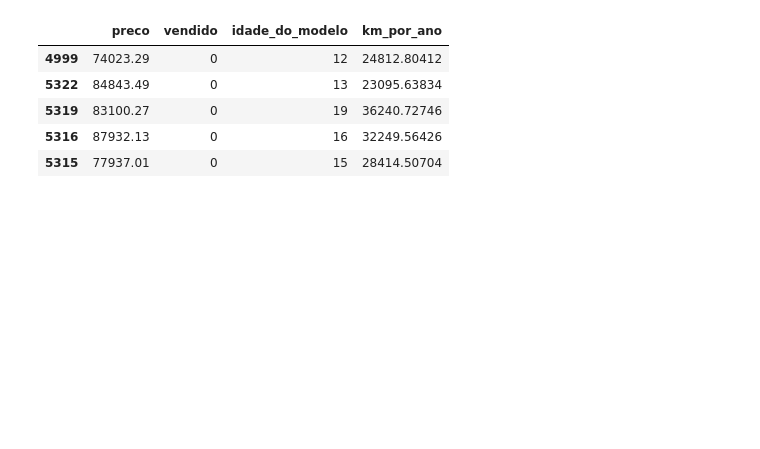
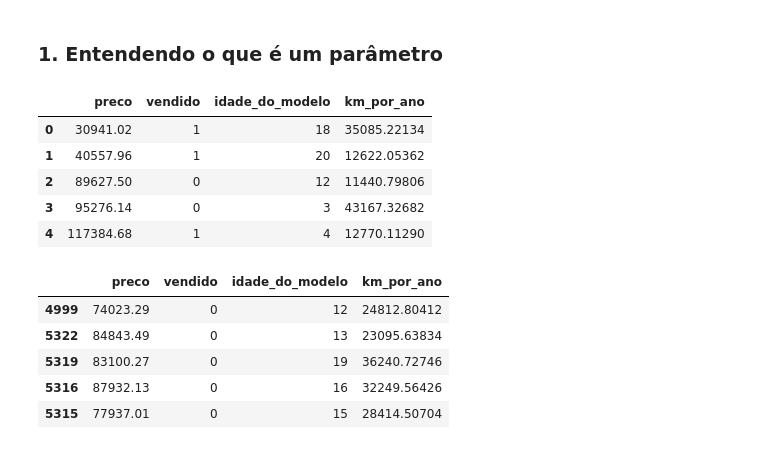
Before and after one commit to marceloicampos/alura-jupyter-python, a Jupyter notebook: aulas/otimizacao-de-machine-learning/aula0/Introdução_a_Machine_Learning_Otimização.ipynb, the cells around one changed output. Drawn from its saved outputs; the diff is of its cells as text; code cells hidden in the pictures; blank space fills up the shorter version.

```diff
--- a/aulas/otimizacao-de-machine-learning/aula0/Introdução_a_Machine_Learning_Otimização.ipynb
+++ b/aulas/otimizacao-de-machine-learning/aula0/Introdução_a_Machine_Learning_Otimização.ipynb
@@ -1,9 +1,18 @@
+# %% [markdown]
+### 1. Entendendo o que é um parâmetro
 # %%
 import pandas as pd
 
-uri = "https://gist.githubusercontent.com/guilhermesilveira/e99a526b2e7ccc6c3b70f53db43a87d2/raw/1605fc74aa778066bf2e6695e24d53cf65f2f447/machine-learning-carros-simulacao.csv"
+uri = "../../otimizacao-de-machine-learning/base-data/machine-learning-carros-simulacao.csv"
 dados = pd.read_csv(uri).drop(columns=["Unnamed: 0"], axis=1)
 dados.head()
+# %% [output]
+|  | preco | vendido | idade_do_modelo | km_por_ano |
+| 0 | 30941.02 | 1 | 18 | 35085.22134 |
+| 1 | 40557.96 | 1 | 20 | 12622.05362 |
+| 2 | 89627.50 | 0 | 12 | 11440.79806 |
+| 3 | 95276.14 | 0 | 3 | 43167.32682 |
+| 4 | 117384.68 | 1 | 4 | 12770.11290 |
 # %%
 # situação horrível de "azar" onde as classes estão ordenadas por padrão
 
```
Also changed, not shown: parts of 17 cells of this notebook.
